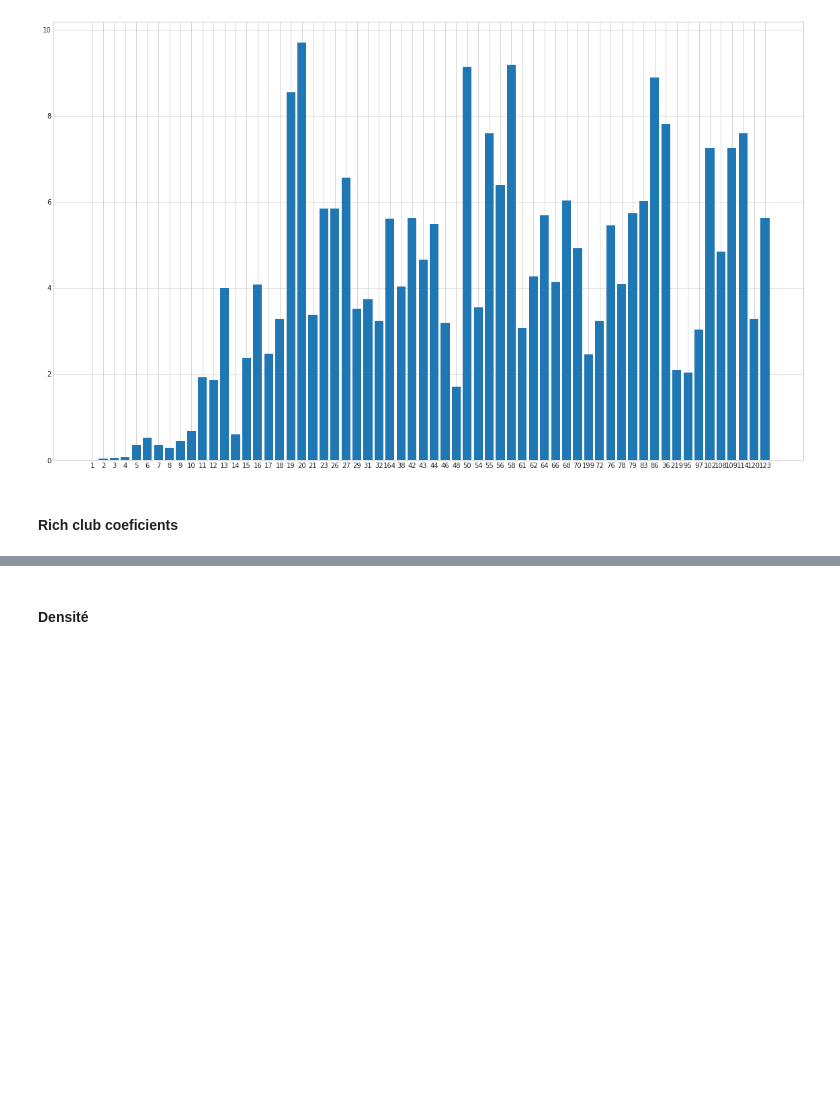
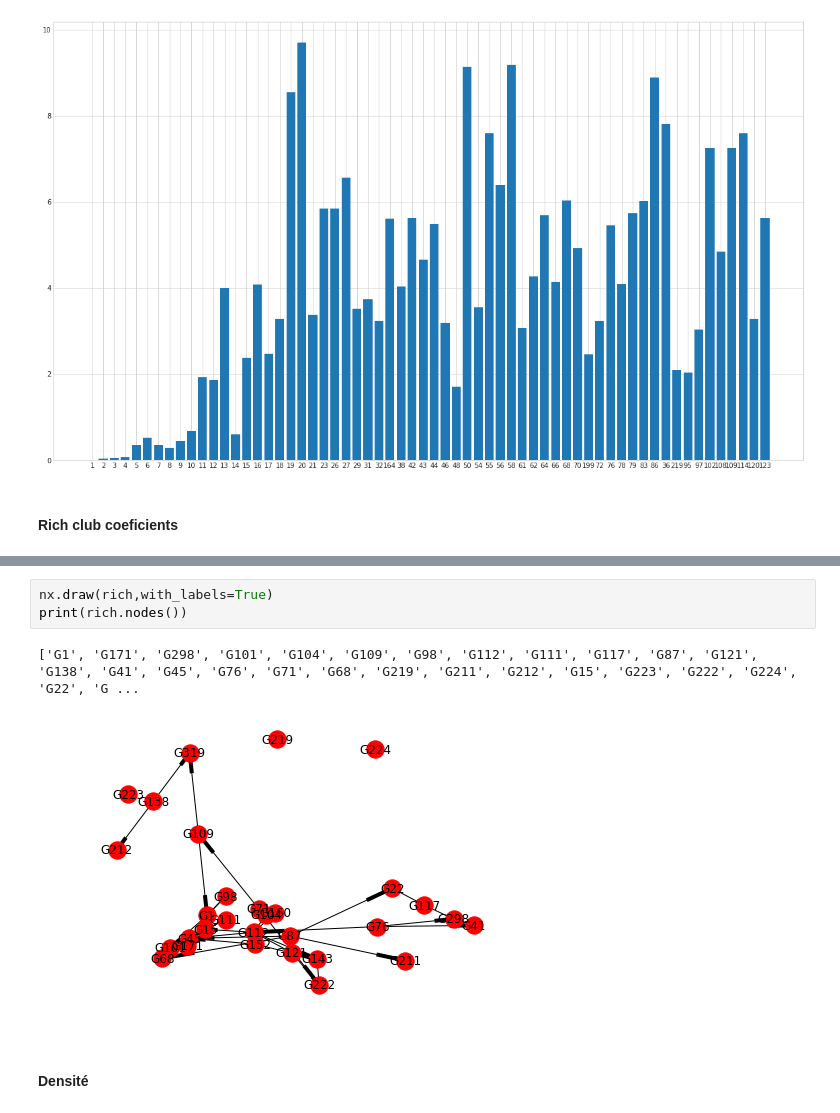
Before and after one commit to Belzenef/TCSP, a Jupyter notebook: Exercice1.ipynb, the cells around one changed output, grey strips where cells are left out. Drawn from its saved outputs; the diff is of its cells as text; blank space fills up the shorter version.

```diff
--- a/Exercice1.ipynb
+++ b/Exercice1.ipynb
@@ -181,3 +220,9 @@ plt.show()
+# %%
+nx.draw(rich,with_labels=True)
+print(rich.nodes())
+# %% [output]
+['G1', 'G171', 'G298', 'G101', 'G104', 'G109', 'G98', 'G112', 'G111', 'G117', 'G87', 'G121', 'G138', 'G41', 'G45', 'G76', 'G71', 'G68', 'G219', 'G211', 'G212', 'G15', 'G223', 'G222', 'G224', 'G22', 'G ...
+[figure, added]
 # %% [markdown]
 #### Densité
 # %%
```
Also changed, not shown: parts of 12 cells of this notebook.
